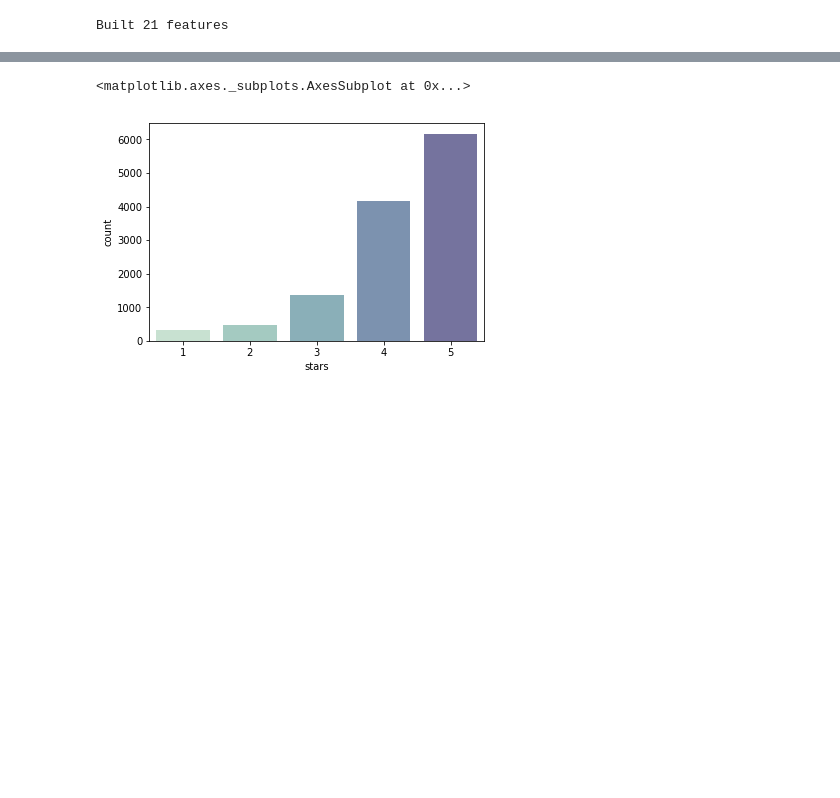
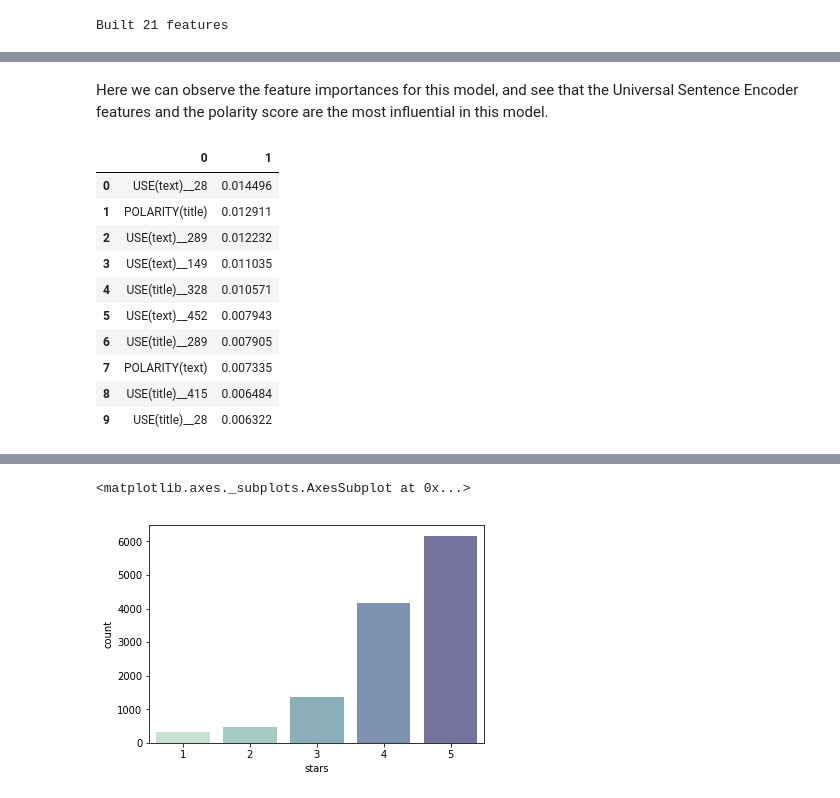
Before and after one commit to alteryx/predict-restaurant-rating, a Jupyter notebook: predict-restaurant-rating.ipynb, the cells around one changed output, grey strips where cells are left out. Drawn from its saved outputs; the diff is of its cells as text; code cells hidden in the pictures; blank space fills up the shorter version.

```diff
--- a/predict-restaurant-rating.ipynb
+++ b/predict-restaurant-rating.ipynb
@@ -88,4 +99,4 @@ variable_types = {'index' : vtypes.Index,
 # %%
-rdc = raw_data.copy()
-y = rdc.pop('stars')
-X_train, X_test, y_train, y_test = train_test_split(rdc, y, test_size=0.15, stratify=y)
+y = raw_data.pop('stars')
+
+X_train, X_test, y_train, y_test = train_test_split(raw_data, y, test_size=0.15, stratify=y)
@@ -220,7 +224,7 @@ class POS(TransformPrimitive):
 
     def get_function(self):
         def pos(array):
-            li = [nltk.pos_tag(clean_tokens(x)) for x in array]
+            li = [nltk.pos_tag(helpers.clean_tokens(x)) for x in array]
             types = ['C', 'D', 'E', 'F', 'I', 'J',
                      'L', 'M', 'N', 'P', 'R', 'T',
                      'U', 'V', 'W']
@@ -242,7 +246,7 @@ class DiversityScore(TransformPrimitive):
         def diversity(array):
             ret = []
             for x in array:
-                y = clean_tokens(x)
+                y = helpers.clean_tokens(x)
                 if len(y) < 1:
                     ret.append(0)
                 else:
@@ -264,7 +268,7 @@ class PolarityScore(TransformPrimitive):
             def vader_pol(sentence):
                 return (vader.polarity_scores(sentence)['pos'] -
                        vader.polarity_scores(sentence)['neg'])
-            return [vader_pol(dtk.detokenize(clean_tokens(x))) for x in array]
+            return [vader_pol(dtk.detokenize(helpers.clean_tokens(x))) for x in array]
         return polarity
 
 class LSA(TransformPrimitive):
@@ -277,7 +281,7 @@ class LSA(TransformPrimitive):
 
     def get_function(self):
         def lsa(array):
-            array = array.apply(lambda x: dtk.detokenize(clean_tokens(x)))
+            array = array.apply(lambda x: dtk.detokenize(helpers.clean_tokens(x)))
             return np.array(pipeline.transform(array)).T
         return lsa
 
@@ -291,7 +295,7 @@ class USE(TransformPrimitive):
 
     def get_function(self):
         def use(array):
-            array = array.apply(lambda x: dtk.detokenize(clean_tokens(x)))
+            array = array.apply(lambda x: dtk.detokenize(helpers.clean_tokens(x)))
             with tf.Session() as session:
                 session.run([tf.global_variables_initializer(), tf.tables_initializer()])
                 message_embeddings = session.run(embed(array.tolist()))
@@ -309,10 +316,12 @@ trans = [TitleCount,
          LSA,
          USE]
 
+chunk_size_train = estrain['reviews'].shape[0]
+
 train_feature_matrix, features = ft.dfs(entityset=estrain,
                               target_entity='reviews',
                               trans_primitives=trans,
                               verbose=True,
-                              chunk_size=12495)
+                              chunk_size=chunk_size_train)
 # %% [output]
 Built 21 features
@@ -327,5 +345,5 @@ test_feature_matrix = test_feature_matrix.reindex(y_test.index)
 # %%
-lgr = LogisticRegression(solver='lbfgs', multi_class='auto')
+lgr = LogisticRegression(solver='liblinear', multi_class='auto')
 lgr.fit(train_feature_matrix, y_train)
 lgr.score(test_feature_matrix, y_test)
 # %% [output]
@@ -345,3 +363,22 @@ rfc.score(test_feature_matrix, y_test)
+# %% [markdown]
+Here we can observe the feature importances for this model, and see that the Universal Sentence Encoder features and the polarity score are the most influential in this model.
+# %%
+headers = ["name", "score"]
+values = pd.DataFrame(sorted(zip(train_feature_matrix.columns, rfc.feature_importances_), key=lambda x: x[1] * -1))
+
+values.head(10)
+# %% [output]
+|  | 0 | 1 |
+| 0 | USE(text)__28 | 0.014496 |
+| 1 | POLARITY(title) | 0.012911 |
+| 2 | USE(text)__289 | 0.012232 |
+| 3 | USE(text)__149 | 0.011035 |
+| 4 | USE(title)__328 | 0.010571 |
+| 5 | USE(text)__452 | 0.007943 |
+| 6 | USE(title)__289 | 0.007905 |
+| 7 | POLARITY(text) | 0.007335 |
+| 8 | USE(title)__415 | 0.006484 |
+| 9 | USE(title)__28 | 0.006322 |
 # %%
 bnb = BernoulliNB()
 bnb = bnb.fit(train_feature_matrix, y_train)
```
Also changed, not shown: parts of 34 cells of this notebook, 1 other file.
